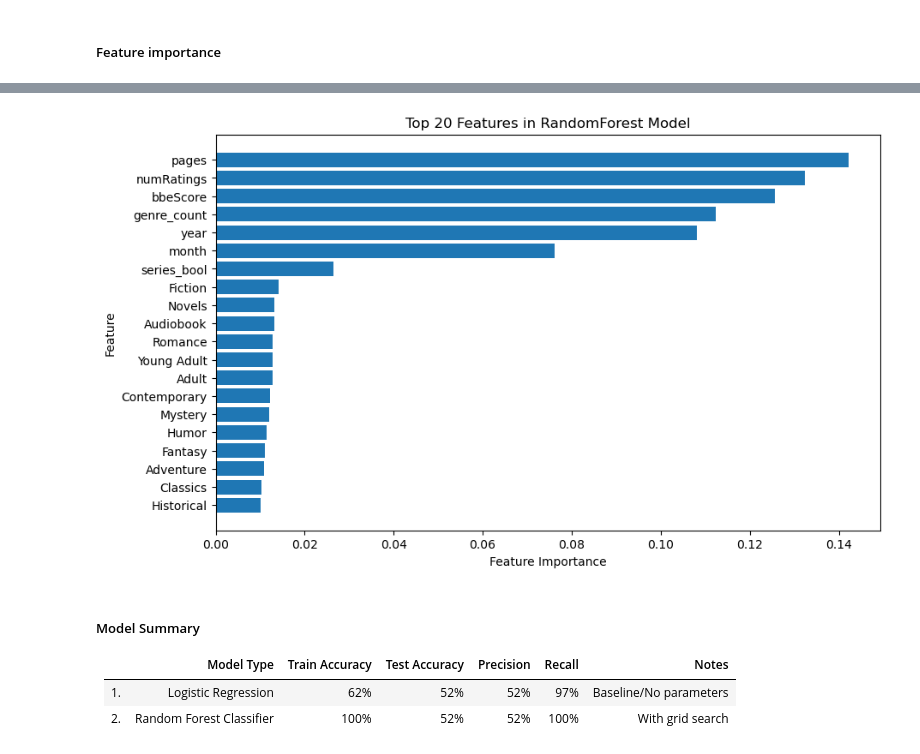
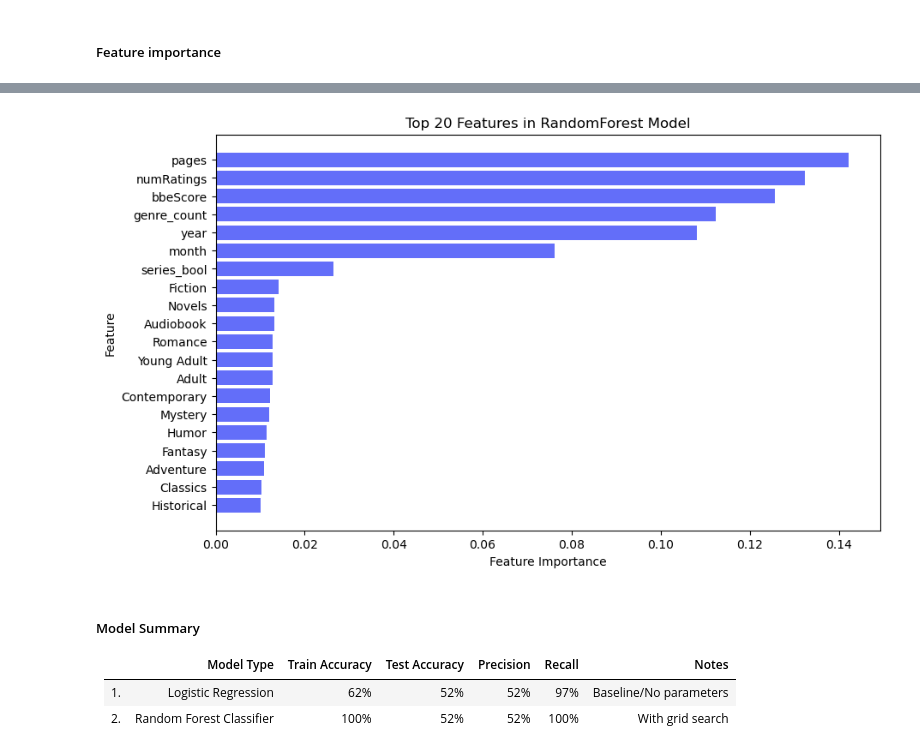
Before and after one commit to quincbirker/Capstone_Project, a Jupyter notebook: Notebooks/Advanced_Modeling-Part_1.ipynb, the cells around one changed output, grey strips where cells are left out. Drawn from its saved outputs; the diff is of its cells as text; code cells hidden in the pictures.

```diff
--- a/Notebooks/Advanced_Modeling-Part_1.ipynb
+++ b/Notebooks/Advanced_Modeling-Part_1.ipynb
@@ -432,20 +474,20 @@ Feature Importances: [0.14213935 0.13242361 0.12558194 0.10819597 0.07616188 0.0
 # %%
 feature_names = X_train.columns if hasattr(X_train, 'columns') else np.arange(X_train.shape[1])
 
 # Sorting the features with their importance
 sorted_idx = np.argsort(feature_importances)[-20:]  # Get indices of top 20 features
 sorted_importances = feature_importances[sorted_idx]
 sorted_features = [feature_names[i] for i in sorted_idx]
 
 # Creating the plot
 plt.figure(figsize=(10, 6))
-plt.barh(sorted_features, sorted_importances)
+plt.barh(sorted_features, sorted_importances, color='#636EF9')
 plt.xlabel("Feature Importance")
 plt.ylabel("Feature")
 plt.title("Top 20 Features in RandomForest Model")
 plt.show()
 # %% [output]
-[figure, old version]
+[figure, new version]
 # %% [markdown]
 ##### Model Summary
 
```
Also changed, not shown: parts of 14 cells of this notebook, 4 other files.
